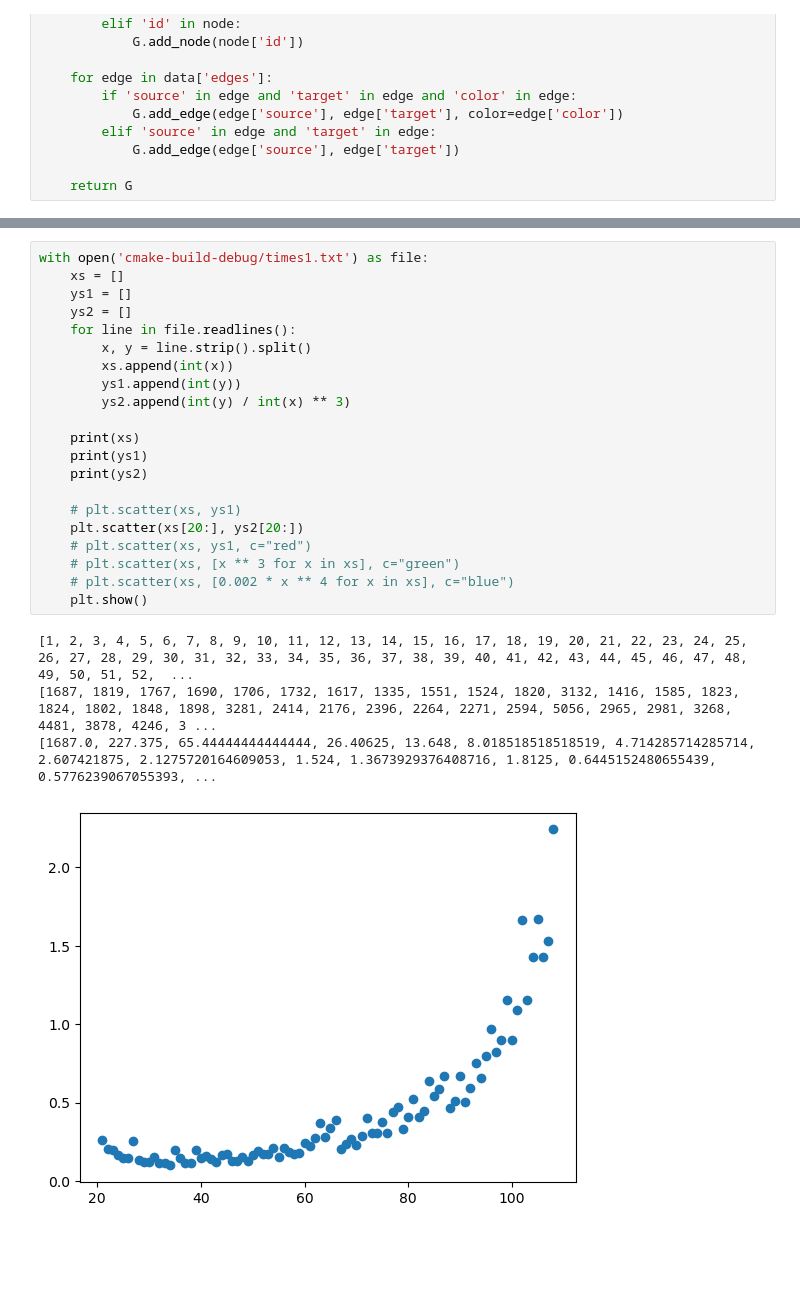
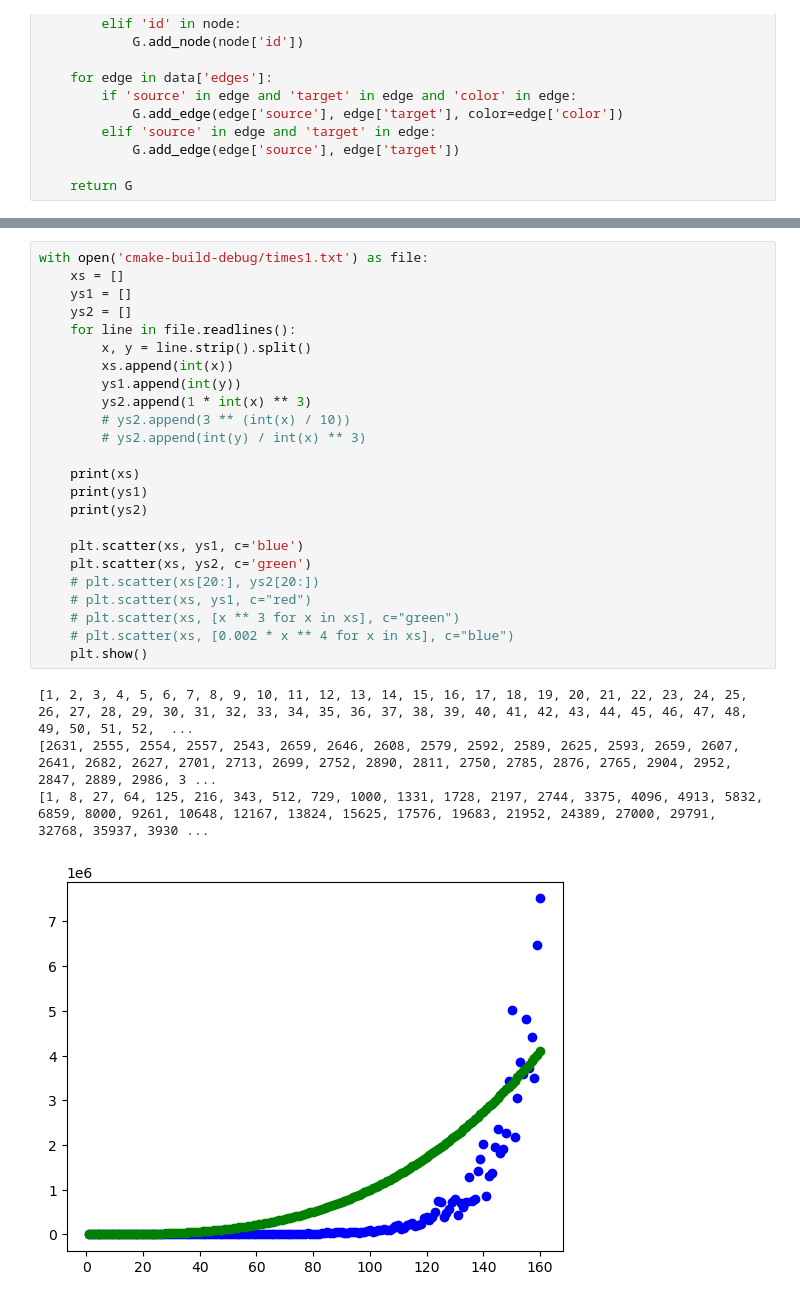
Before and after one commit to karoljanic/preferential-colouring-of-random-graphs, a Jupyter notebook: preferential-colouring-of-random-graphs.ipynb, the cells around one changed output, grey strips where cells are left out. Cells and saved outputs as stored; diff of their text form; blank space fills up the shorter version.

```diff
--- a/preferential-colouring-of-random-graphs.ipynb
+++ b/preferential-colouring-of-random-graphs.ipynb
@@ -235,26 +236,29 @@ for index, embb_path in enumerate(EMBEDDING_PATHS[:EMBEDDING_NUMBERS]):
 # %%
 with open('cmake-build-debug/times1.txt') as file:
     xs = []
     ys1 = []
     ys2 = []
     for line in file.readlines():
         x, y = line.strip().split()
         xs.append(int(x))
         ys1.append(int(y))
-        ys2.append(int(y) / int(x) ** 3)
+        ys2.append(1 * int(x) ** 3)
+        # ys2.append(3 ** (int(x) / 10))
+        # ys2.append(int(y) / int(x) ** 3)
 
     print(xs)
     print(ys1)
     print(ys2)
 
-    # plt.scatter(xs, ys1)
-    plt.scatter(xs[20:], ys2[20:])
+    plt.scatter(xs, ys1, c='blue')
+    plt.scatter(xs, ys2, c='green')
+    # plt.scatter(xs[20:], ys2[20:])
     # plt.scatter(xs, ys1, c="red")
     # plt.scatter(xs, [x ** 3 for x in xs], c="green")
     # plt.scatter(xs, [0.002 * x ** 4 for x in xs], c="blue")
     plt.show()
 # %% [output]
 [1, 2, 3, 4, 5, 6, 7, 8, 9, 10, 11, 12, 13, 14, 15, 16, 17, 18, 19, 20, 21, 22, 23, 24, 25, 26, 27, 28, 29, 30, 31, 32, 33, 34, 35, 36, 37, 38, 39, 40, 41, 42, 43, 44, 45, 46, 47, 48, 49, 50, 51, 52,  ...
-[1687, 1819, 1767, 1690, 1706, 1732, 1617, 1335, 1551, 1524, 1820, 3132, 1416, 1585, 1823, 1824, 1802, 1848, 1898, 3281, 2414, 2176, 2396, 2264, 2271, 2594, 5056, 2965, 2981, 3268, 4481, 3878, 4246, 3 ...
-[1687.0, 227.375, 65.44444444444444, 26.40625, 13.648, 8.018518518518519, 4.714285714285714, 2.607421875, 2.1275720164609053, 1.524, 1.3673929376408716, 1.8125, 0.6445152480655439, 0.5776239067055393, ...
+[2631, 2555, 2554, 2557, 2543, 2659, 2646, 2608, 2579, 2592, 2589, 2625, 2593, 2659, 2607, 2641, 2682, 2627, 2701, 2713, 2699, 2752, 2890, 2811, 2750, 2785, 2876, 2765, 2904, 2952, 2847, 2889, 2986, 3 ...
+[1, 8, 27, 64, 125, 216, 343, 512, 729, 1000, 1331, 1728, 2197, 2744, 3375, 4096, 4913, 5832, 6859, 8000, 9261, 10648, 12167, 13824, 15625, 17576, 19683, 21952, 24389, 27000, 29791, 32768, 35937, 3930 ...
-[figure, old version]
+[figure, new version]
```
Also changed, not shown: parts of 2 cells of this notebook, 6 other files.
